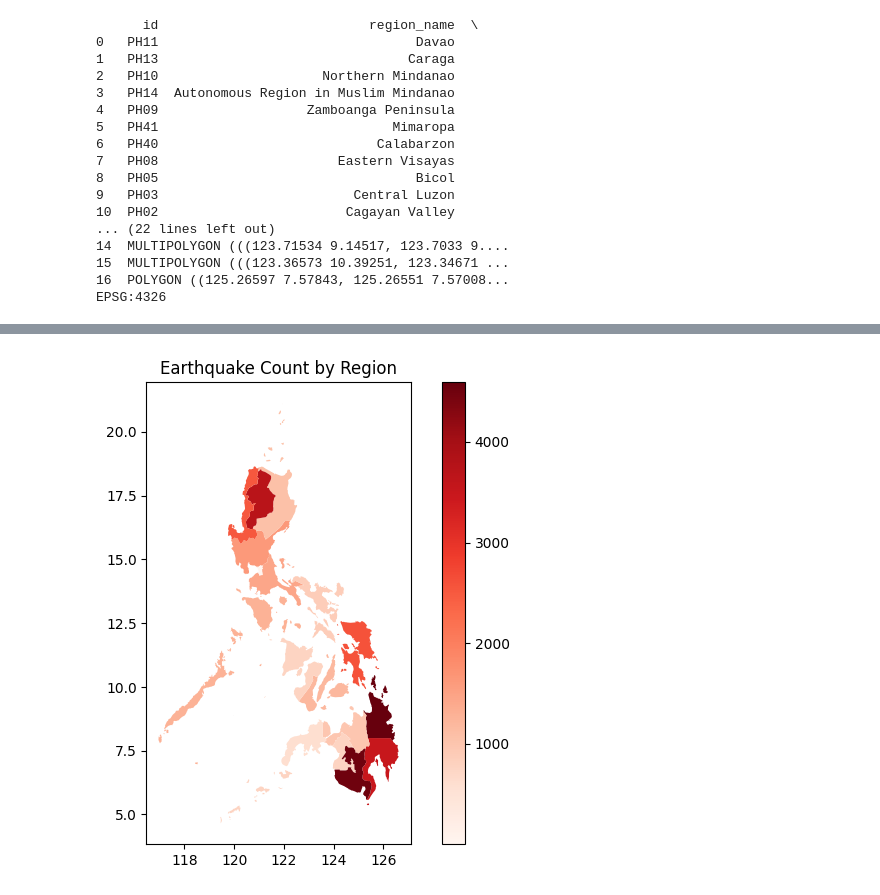
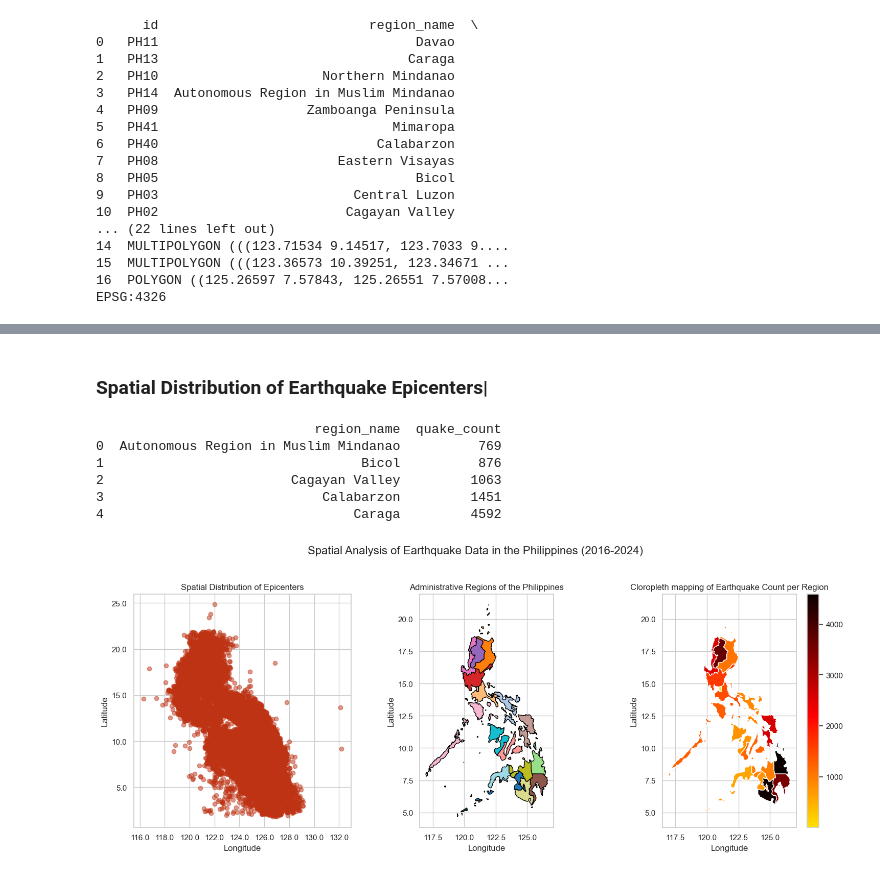
Before and after one commit to nic0-dev/ph-earthquake-clusters, a Jupyter notebook: notebooks/01_data_exploration.ipynb, the cells around one changed output, grey strips where cells are left out. Drawn from its saved outputs; the diff is of its cells as text; code cells hidden in the pictures.

```diff
--- a/notebooks/01_data_exploration.ipynb
+++ b/notebooks/01_data_exploration.ipynb
@@ -210,13 +138,52 @@ print(quake_counts)
-# %%
-ph_regions = ph_shape.merge(quake_counts, on='region_name', how='left')
-
-ph_regions.plot(
-    column='quake_count',
-    cmap='Reds',
-    legend=True,
-    figsize=(8,6)
-)
-plt.title("Earthquake Count by Region")
-plt.show()
-# %% [output]
-[figure, removed]
+# %% [markdown]
+### **Spatial Distribution of Earthquake Epicenters**|
+# %%
+from matplotlib import cm, colors
+
+def truncate_colormap(cmap, minval, maxval, n=256):
+  new_cmap = colors.LinearSegmentedColormap.from_list(f"truncated({cmap.name},{minval},{maxval})", cmap(np.linspace(minval, maxval, n)))
+  return new_cmap
+
+truncated_cmap = truncate_colormap(cm.hot_r, minval=0.3, maxval=1)
+# %%
+from matplotlib import ticker
+from shapely.geometry import Point
+fig, axes = plt.subplots(1, 3, figsize=(15, 6))
+
+filtered_df = df[(df['Longitude'] >= 100) & (df['Longitude'] <= 140)]
+titles = ['Spatial Distribution of Epicenters', 'Administrative Regions of the Philippines', 'Cloropleth mapping of Earthquake Count per Region']
+
+geometry = [Point(xy) for xy in zip(df['Longitude'], df['Latitude'])]
+gdf_quakes = gpd.GeoDataFrame(df, geometry=geometry, crs="EPSG:4326")
+gdf_joined = gpd.sjoin(gdf_quakes, ph_shape, how='left')
+gdf_joined.dropna(subset=['region_name'], inplace=True)
+
+quake_counts = gdf_joined.groupby('region_name').size().reset_index(name='quake_count')
+print(quake_counts.head())
+
+for i in range(3):
+  if i == 0:
+    axes[i].scatter(filtered_df['Longitude'], filtered_df['Latitude'], alpha=0.5/(4**i), c='#be3314')
+  elif i == 1:
+    ph_shape.plot(ax=axes[i], column='region_name', legend=i-1, cmap='tab20', edgecolor='black', legend_kwds={'bbox_to_anchor': (1.2, 1)})
+  else:
+    ph_regions = ph_shape.merge(quake_counts, on='region_name', how='left')
+    ph_regions.plot(column='quake_count', cmap=truncated_cmap, legend=True, figsize=(8,6), ax=axes[i])
+
+  axes[i].set_xlabel('Longitude')
+  axes[i].set_ylabel('Latitude')
+  axes[i].xaxis.set_major_formatter(ticker.StrMethodFormatter("{x:.1f}"))
+  axes[i].yaxis.set_major_formatter(ticker.StrMethodFormatter("{x:.1f}"))
+  axes[i].set_title(titles[i])
+
+fig.suptitle("Spatial Analysis of Earthquake Data in the Philippines (2016-2024)", fontsize=16, y=1.03)
+plt.tight_layout()
+plt.show()
+# %% [output]
+                            region_name  quake_count
+0  Autonomous Region in Muslim Mindanao          769
+1                                 Bicol          876
+2                        Cagayan Valley         1063
+3                            Calabarzon         1451
+4                                Caraga         4592
+[figure, added]
```
Also changed, not shown: parts of 21 cells of this notebook.
